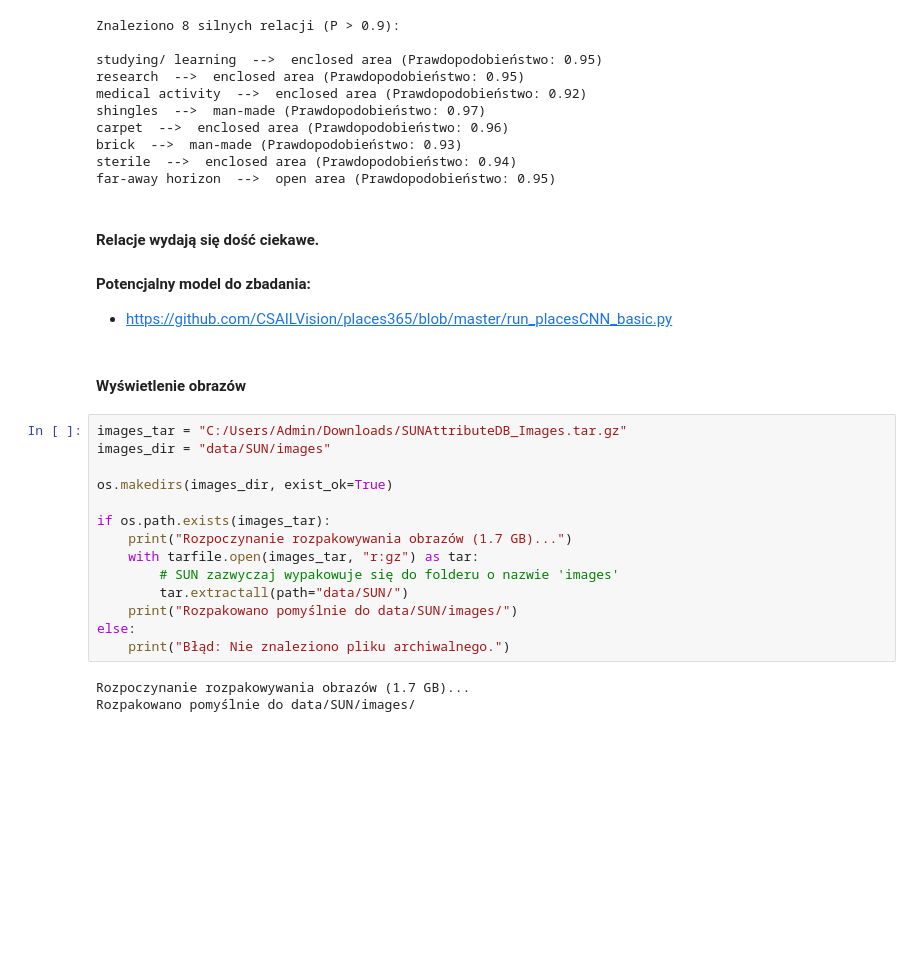
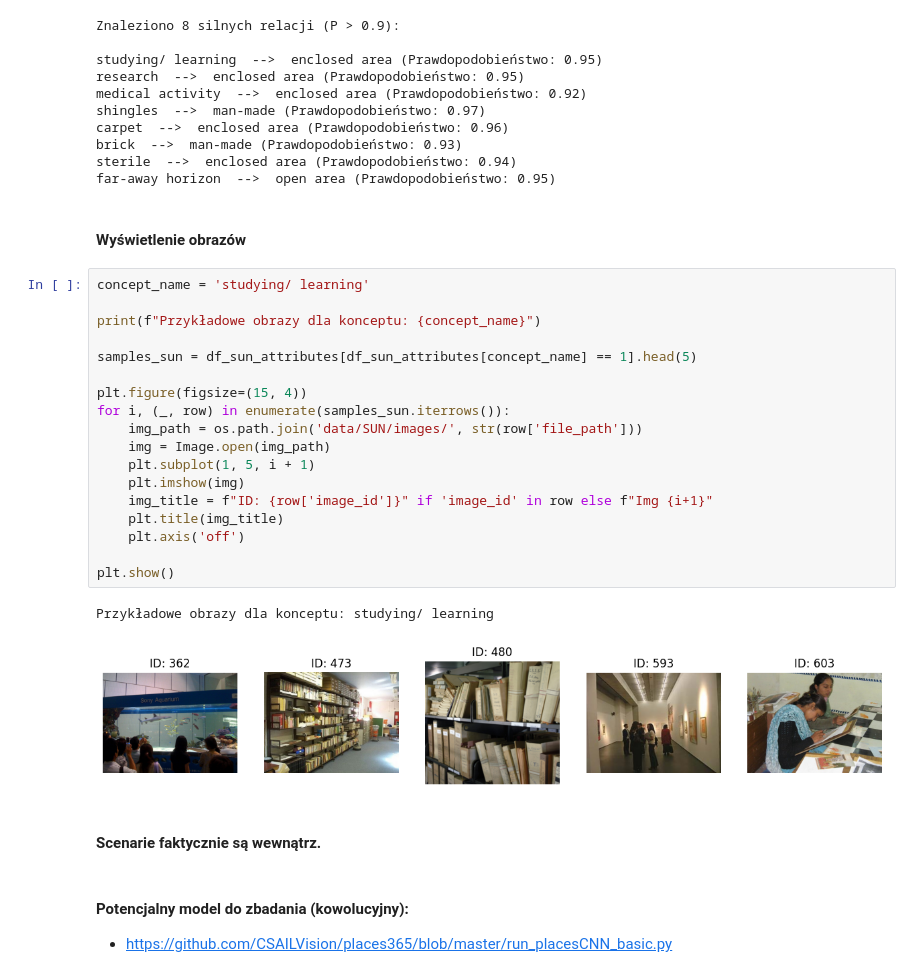
Before and after one commit to Wysocki-Piotr/Hierarchical-concepts-in-images, a Jupyter notebook: datasets_tests.ipynb, the cells around one changed output. Cells and saved outputs as stored; diff of their text form; blank space fills up the shorter version.

```diff
--- a/datasets_tests.ipynb
+++ b/datasets_tests.ipynb
@@ -307,26 +316,32 @@ carpet  -->  enclosed area (Prawdopodobieństwo: 0.96)
 brick  -->  man-made (Prawdopodobieństwo: 0.93)
 sterile  -->  enclosed area (Prawdopodobieństwo: 0.94)
 far-away horizon  -->  open area (Prawdopodobieństwo: 0.95)
-# %% [markdown]
-#### Relacje wydają się dość ciekawe.
-#### Potencjalny model do zbadania:
-- https://github.com/CSAILVision/places365/blob/master/run_placesCNN_basic.py
 # %% [markdown]
 #### Wyświetlenie obrazów
-# %%
-images_tar = "C:/Users/Admin/Downloads/SUNAttributeDB_Images.tar.gz"
-images_dir = "data/SUN/images"
-
-os.makedirs(images_dir, exist_ok=True)
-
-if os.path.exists(images_tar):
-    print("Rozpoczynanie rozpakowywania obrazów (1.7 GB)...")
-    with tarfile.open(images_tar, "r:gz") as tar:
-        # SUN zazwyczaj wypakowuje się do folderu o nazwie 'images'
-        tar.extractall(path="data/SUN/")
-    print("Rozpakowano pomyślnie do data/SUN/images/")
-else:
-    print("Błąd: Nie znaleziono pliku archiwalnego.")
-# %% [output]
-Rozpoczynanie rozpakowywania obrazów (1.7 GB)...
-Rozpakowano pomyślnie do data/SUN/images/
+# %%
+concept_name = 'studying/ learning'
+
+print(f"Przykładowe obrazy dla konceptu: {concept_name}")
+
+samples_sun = df_sun_attributes[df_sun_attributes[concept_name] == 1].head(5)
+
+plt.figure(figsize=(15, 4))
+for i, (_, row) in enumerate(samples_sun.iterrows()):
+    img_path = os.path.join('data/SUN/images/', str(row['file_path']))
+    img = Image.open(img_path)
+    plt.subplot(1, 5, i + 1)
+    plt.imshow(img)
+    img_title = f"ID: {row['image_id']}" if 'image_id' in row else f"Img {i+1}"
+    plt.title(img_title)
+    plt.axis('off')
+
+plt.show()
+# %% [output]
+Przykładowe obrazy dla konceptu: studying/ learning
+[figure, added]
+# %% [markdown]
+#### Scenarie faktycznie są wewnątrz.
+# %% [markdown]
+
+#### Potencjalny model do zbadania (kowolucyjny):
+- https://github.com/CSAILVision/places365/blob/master/run_placesCNN_basic.py
```
Also changed, not shown: parts of 8 cells of this notebook, 2 other files.
